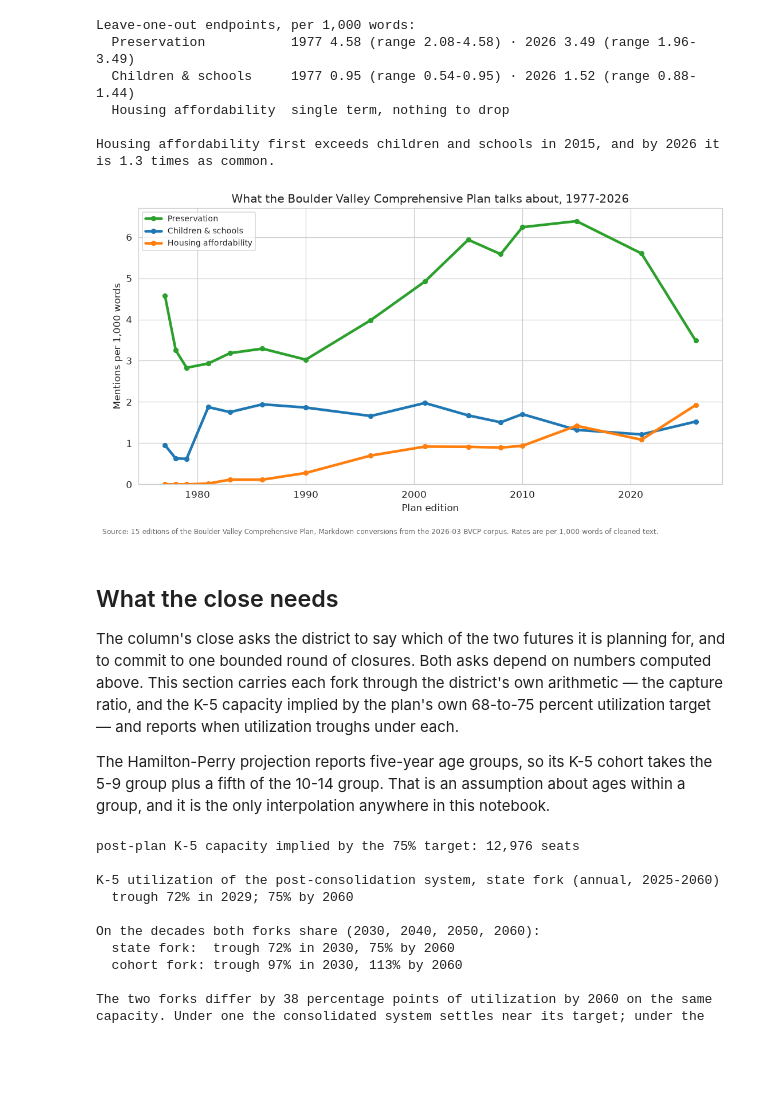
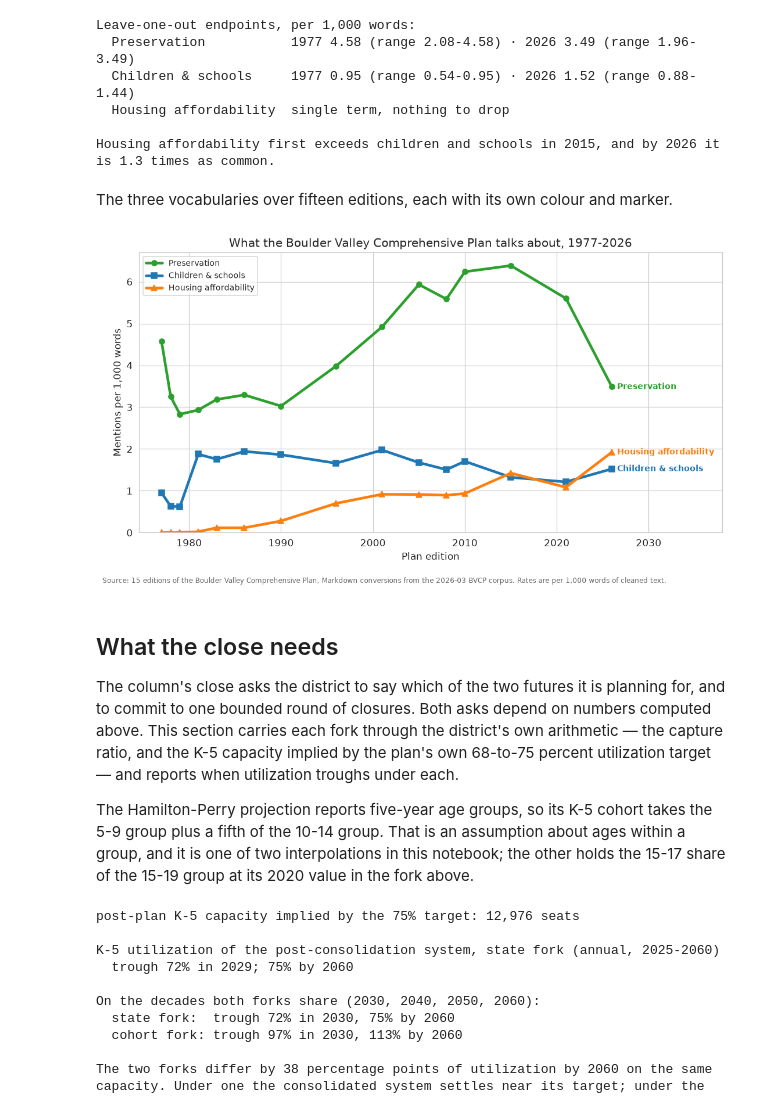
Before and after one commit to brianckeegan/charting-boulder, a Jupyter notebook: 2026-09-bvsd/bvsd-analysis.ipynb, the cells around one changed output. Saved outputs shown, nothing was run; the diff lists cells and outputs as text; code cells hidden in the pictures; blank space fills up the shorter version.

```diff
--- a/2026-09-bvsd/bvsd-analysis.ipynb
+++ b/2026-09-bvsd/bvsd-analysis.ipynb
@@ -96,7 +102,7 @@ for name, frame in [('place groups', place_age_groups_df), ('county groups', cou
 BOULDER = places_df.loc[places_df['name'] == 'Boulder', 'place_fips'].iloc[0]
 PEER_FIPS = places_df.loc[places_df['tier'] == 2, 'place_fips'].tolist()
 RING_FIPS = places_df.loc[(places_df['tier'] == 1) & (places_df['place_fips'] != BOULDER), 'place_fips'].tolist()
-PLACE_NAME = places_df.set_index('place_fips')['name']
+place_name_s = places_df.set_index('place_fips')['name']
 print(f'{len(places_df)} places: Boulder ({BOULDER}) + {len(RING_FIPS)} county ring + {len(PEER_FIPS)} peers')
 
 # Inspect
@@ -757,17 +796,17 @@ FERT_5_9 = slice(G[20], G[45] + 1)   # residents 20-49 generate the 5-9 cohort
 def child_ratios(vec):
     return vec[G[0]] / vec[FERT_0_4].sum(), vec[G[5]] / vec[FERT_5_9].sum()
 
-records = []
+records_l = []
 for fips in places_df['place_fips']:
-    vec_2010, _ = place_age[fips][2010]
-    vec_2020, _ = place_age[fips][2020]
+    vec_2010, _ = place_age_d[fips][2010]
+    vec_2020, _ = place_age_d[fips][2020]
     r0, r5 = child_ratios(vec_2010)
     implied = r0 * vec_2020[FERT_0_4].sum() + r5 * vec_2020[FERT_5_9].sum()
     actual = vec_2020[G[0]] + vec_2020[G[5]]
-    records.append({'place_fips': fips, 'name': PLACE_NAME[fips],
+    records_l.append({'place_fips': fips, 'name': place_name_s[fips],
                     'implied_0_9': implied, 'actual_0_9': actual,
                     'gap_pct': (actual / implied - 1) * 100})
-implied_df = pd.DataFrame(records).set_index('place_fips')
+implied_df = pd.DataFrame(records_l).set_index('place_fips')
 
 boulder_implied_gap = implied_df.loc[BOULDER, 'gap_pct']
 implied_steeper_pct = pct_steeper_than(implied_df.loc[PEER_FIPS, 'gap_pct'], boulder_implied_gap)
@@ -2221,9 +2332,9 @@ assert vocabulary_df.notna().all().all(), 'an edition is missing a family'
 
 print(f"{len(EDITION_YEARS)} editions, {words_s.sum():,} words total")
 for family in vocabulary_df:
-    series = vocabulary_df[family]
-    print(f'{family:22s} 1977 {series.iloc[0]:5.2f} · peak {series.max():5.2f} ({int(series.idxmax())}) · '
-          f'2026 {series.iloc[-1]:5.2f} per 1,000 words')
+    family_s = vocabulary_df[family]
+    print(f'{family:22s} 1977 {family_s.iloc[0]:5.2f} · peak {family_s.max():5.2f} ({int(family_s.idxmax())}) · '
+          f'2026 {family_s.iloc[-1]:5.2f} per 1,000 words')
 vocabulary_df.round(2)
 # %% [output]
 15 editions, 707,475 words total
@@ -2254,16 +2370,16 @@ Housing affordability  1977  0.00 · peak  1.92 (2026) · 2026  1.92 per 1,000 w
 term_rate_df = bvcp_terms_df.pivot_table(index='year', columns=['family', 'term'],
                                          values='rate_per_1k')
 print('Leave-one-out endpoints, per 1,000 words:')
-for family, terms in KEYWORD_FAMILIES.items():
-    full = vocabulary_df[family]
-    if len(terms) < 2:
+for family, terms_l in KEYWORD_FAMILIES.items():
+    full_s = vocabulary_df[family]
+    if len(terms_l) < 2:
         print(f'  {family:22s} single term, nothing to drop')
         continue
-    dropped_df = full.to_frame('full').join(term_rate_df[family])
-    first = [full.iloc[0] - dropped_df[term].iloc[0] for term in terms]
-    last = [full.iloc[-1] - dropped_df[term].iloc[-1] for term in terms]
-    print(f'  {family:22s} 1977 {full.iloc[0]:.2f} (range {min(first):.2f}-{max(first):.2f}) · '
-          f'2026 {full.iloc[-1]:.2f} (range {min(last):.2f}-{max(last):.2f})')
+    dropped_df = full_s.to_frame('full').join(term_rate_df[family])
+    first_l = [full_s.iloc[0] - dropped_df[term].iloc[0] for term in terms_l]
+    last_l = [full_s.iloc[-1] - dropped_df[term].iloc[-1] for term in terms_l]
+    print(f'  {family:22s} 1977 {full_s.iloc[0]:.2f} (range {min(first_l):.2f}-{max(first_l):.2f}) · '
+          f'2026 {full_s.iloc[-1]:.2f} (range {min(last_l):.2f}-{max(last_l):.2f})')
 
 children_1977 = vocabulary_df['Children & schools'].iloc[0]
 children_2026 = vocabulary_df['Children & schools'].iloc[-1]
@@ -2284,24 +2400,29 @@ Leave-one-out endpoints, per 1,000 words:
   Housing affordability  single term, nothing to drop
 
 Housing affordability first exceeds children and schools in 2015, and by 2026 it is 1.3 times as common.
+# %% [markdown]
+The three vocabularies over fifteen editions, each with its own colour and marker.
 # %%
 f, ax = plt.subplots(figsize=(10, 5.4))
-for family, color in [('Preservation', COUNTY), ('Children & schools', CITY),
-                      ('Housing affordability', ALT)]:
-    series = vocabulary_df[family]
-    ax.plot(series.index, series, color=color, lw=3, marker='o', markersize=5, label=family)
+# Three markers as well as three colours: green and orange merge under protanopia
+for (family, color), marker in zip(VOCAB_COLORS_D.items(), ['o', 's', '^']):
+    family_s = vocabulary_df[family]
+    ax.plot(family_s.index, family_s, color=color, lw=3, marker=marker, markersize=6, label=family)
+    ax.annotate(family, (family_s.index[-1], family_s.iloc[-1]), color=color, fontsize=9,
+                fontweight='bold', va='center', xytext=(6, 0), textcoords='offset points')
 ax.set_ylabel('Mentions per 1,000 words')
 ax.set_xlabel('Plan edition')
 ax.set_ylim(0)
+ax.set_xlim(right=vocabulary_df.index[-1] + 12)
 ax.set_title('What the Boulder Valley Comprehensive Plan talks about, 1977-2026')
 ax.legend(loc='upper left', fontsize=9)
 f.text(0, -0.03, 'Source: 15 editions of the Boulder Valley Comprehensive Plan, Markdown conversions '
                  'from the 2026-03 BVCP corpus. Rates are per 1,000 words of cleaned text.',
        fontsize=8, color='dimgray')
 plt.tight_layout()
 f.savefig(OUT / 'bvsd-fig10-plan-vocabulary.png', bbox_inches='tight')
 # %% [output]
-[figure, old version]
+[figure, new version]
 # %% [markdown]
 ## What the close needs
 
@@ -2312,8 +2433,9 @@ implied by the plan's own 68-to-75 percent utilization target — and reports wh
 troughs under each.
 
 The Hamilton-Perry projection reports five-year age groups, so its K-5 cohort takes the 5-9 group
-plus a fifth of the 10-14 group. That is an assumption about ages within a group, and it is the
-only interpolation anywhere in this notebook.
+plus a fifth of the 10-14 group. That is an assumption about ages within a group, and it is one of
+two interpolations in this notebook; the other holds the 15-17 share of the 15-19 group at its 2020
+value in the fork above.
 # %%
 K5_CAPACITY_POST = K5_ENROLL_2025_26 / UTIL_POST     # capacity implied by the plan's 75% target
 
```
Also changed, not shown: parts of 51 cells of this notebook, 6 other files.
